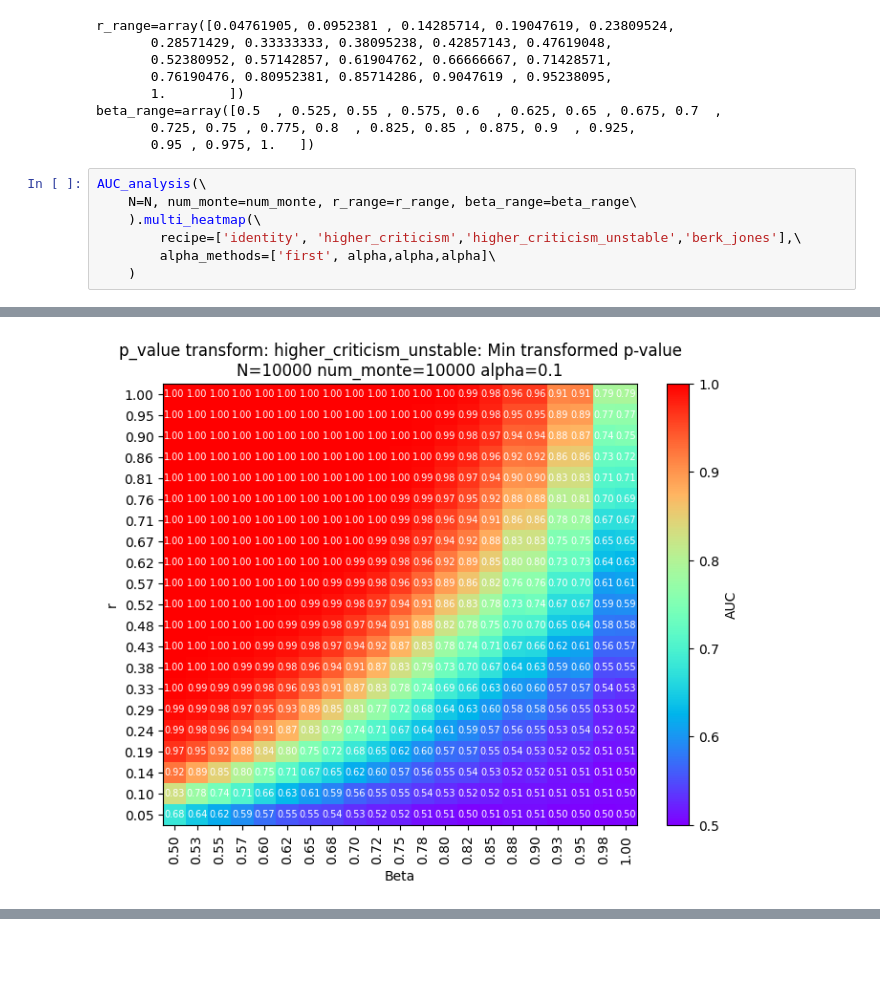
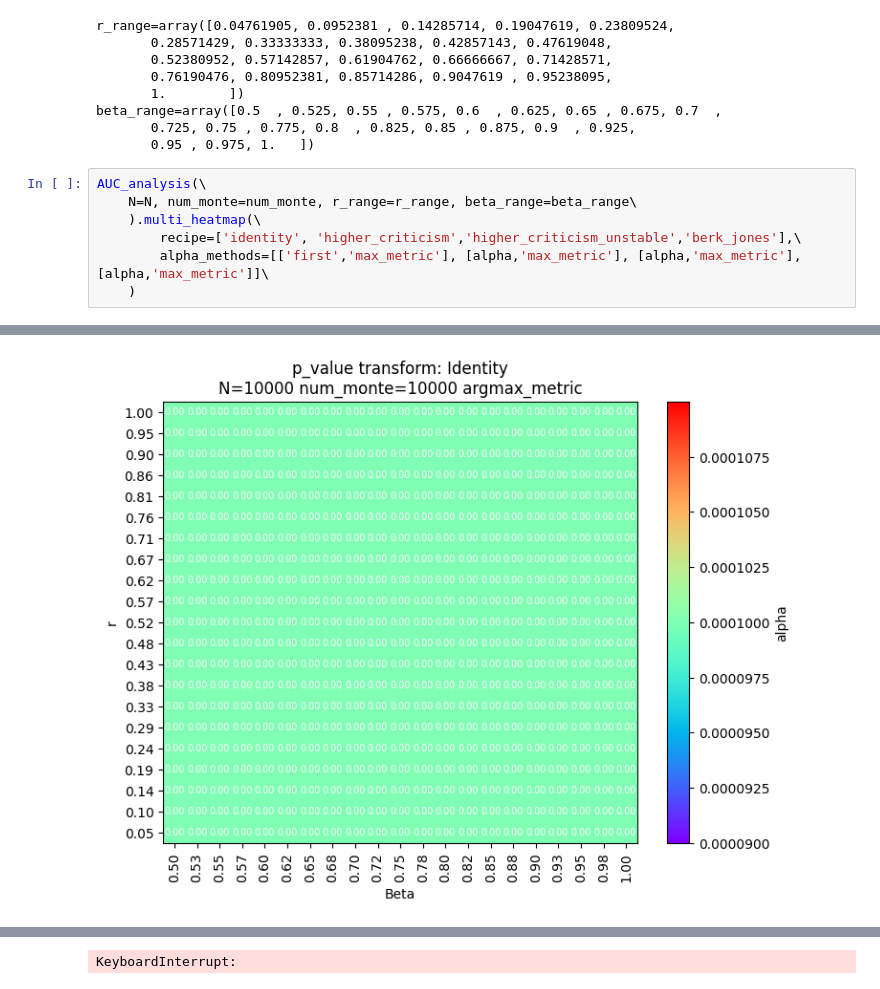
Before and after one commit to drormeir/Thesis, a Jupyter notebook: python/analysis/multi_methods_analyze_auc.ipynb, the cells around one changed output, grey strips where cells are left out. Cells and saved outputs as stored; diff of their text form; blank space fills up the shorter version.

```diff
--- a/python/analysis/multi_methods_analyze_auc.ipynb
+++ b/python/analysis/multi_methods_analyze_auc.ipynb
@@ -89,7 +68,7 @@ AUC_analysis(\
     N=N, num_monte=num_monte, r_range=r_range, beta_range=beta_range\
     ).multi_heatmap(\
         recipe=['identity', 'higher_criticism','higher_criticism_unstable','berk_jones'],\
-        alpha_methods=['first', alpha,alpha,alpha]\
+        alpha_methods=[['first','max_metric'], [alpha,'max_metric'], [alpha,'max_metric'], [alpha,'max_metric']]\
     )
 # %% [output]
 [figure]
@@ -97 +76 @@ AUC_analysis(\
-[figure, old version]
+[figure, new version]
@@ -99,0 +83 @@ AUC_analysis(\
+KeyboardInterrupt:
```
Also changed, not shown: parts of 3 cells of this notebook, 2 other files.
